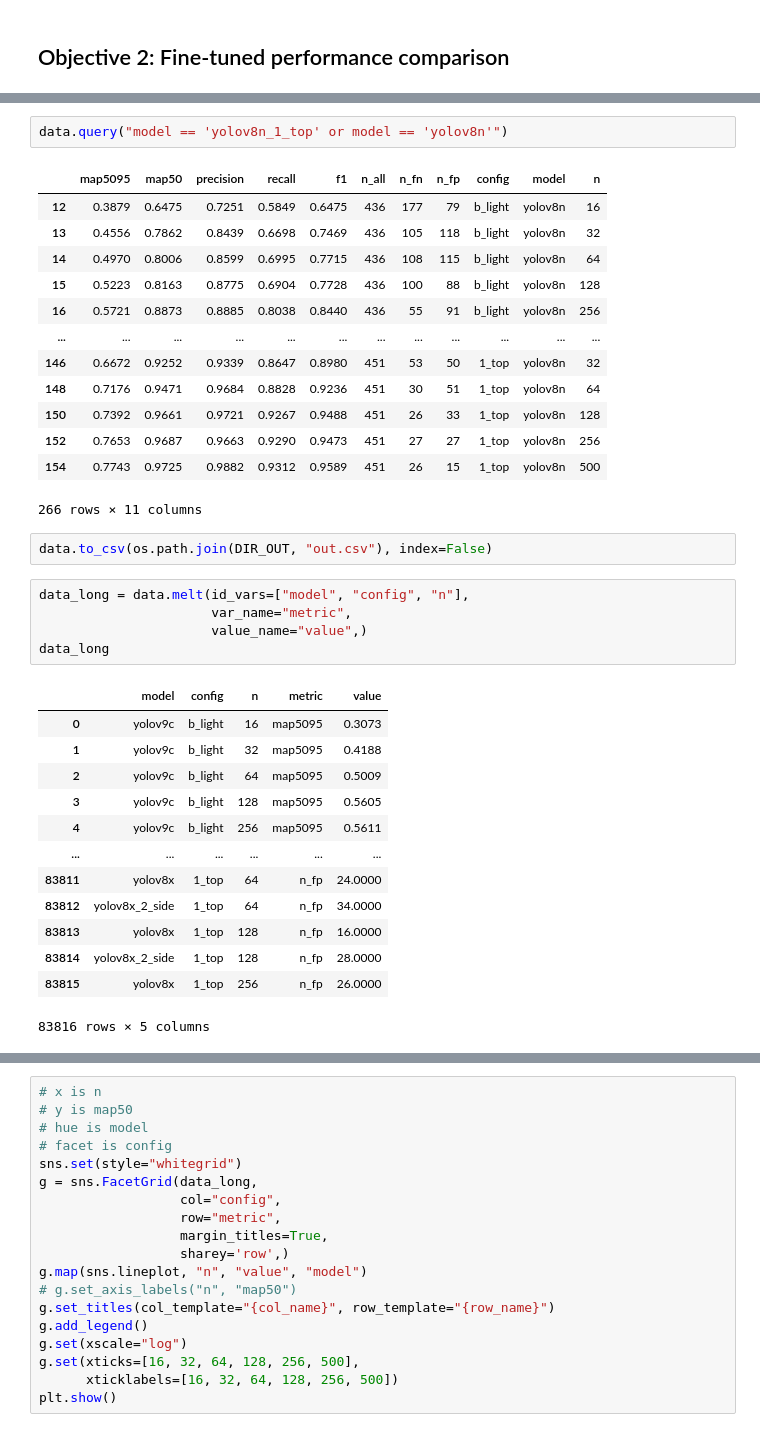
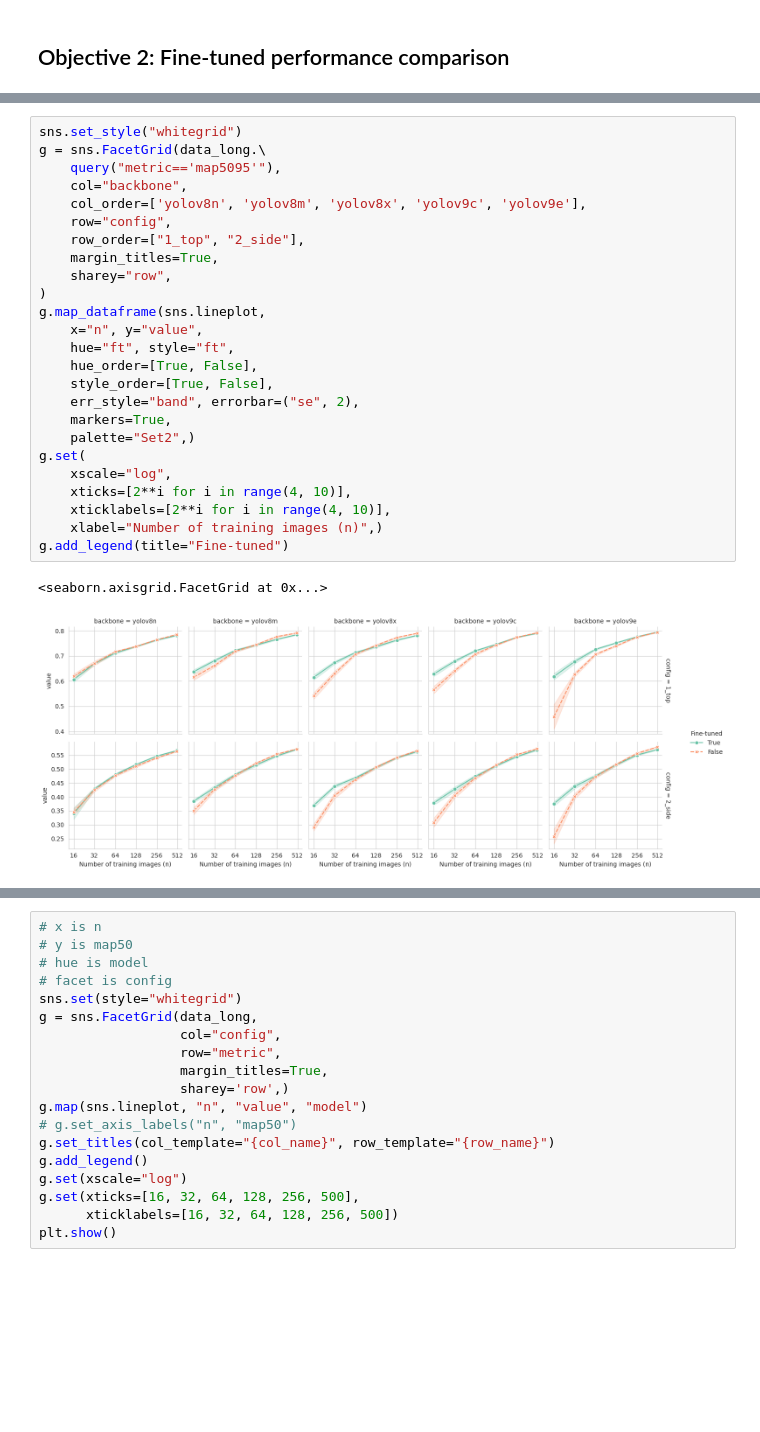
Before and after one commit to Niche-Squad/COLO, a Jupyter notebook: _3_evaluate.ipynb, the cells around one changed output, grey strips where cells are left out. Saved outputs shown, nothing was run; the diff lists cells and outputs as text; blank space fills up the shorter version.

```diff
--- a/_3_evaluate.ipynb
+++ b/_3_evaluate.ipynb
@@ -254,37 +242,28 @@ sns.lineplot(data=data.query("model == 'yolov8n_1_top' or model == 'yolov8n'").\
-# %%
-data.query("model == 'yolov8n_1_top' or model == 'yolov8n'")
-# %% [output]
-|  | map5095 | map50 | precision | recall | f1 | n_all | n_fn | n_fp | config | model | n |
-| 12 | 0.3879 | 0.6475 | 0.7251 | 0.5849 | 0.6475 | 436 | 177 | 79 | b_light | yolov8n | 16 |
-| 13 | 0.4556 | 0.7862 | 0.8439 | 0.6698 | 0.7469 | 436 | 105 | 118 | b_light | yolov8n | 32 |
-| 14 | 0.4970 | 0.8006 | 0.8599 | 0.6995 | 0.7715 | 436 | 108 | 115 | b_light | yolov8n | 64 |
-| 15 | 0.5223 | 0.8163 | 0.8775 | 0.6904 | 0.7728 | 436 | 100 | 88 | b_light | yolov8n | 128 |
-| 16 | 0.5721 | 0.8873 | 0.8885 | 0.8038 | 0.8440 | 436 | 55 | 91 | b_light | yolov8n | 256 |
-| ... | ... | ... | ... | ... | ... | ... | ... | ... | ... | ... | ... |
-| 146 | 0.6672 | 0.9252 | 0.9339 | 0.8647 | 0.8980 | 451 | 53 | 50 | 1_top | yolov8n | 32 |
-| 148 | 0.7176 | 0.9471 | 0.9684 | 0.8828 | 0.9236 | 451 | 30 | 51 | 1_top | yolov8n | 64 |
-| 150 | 0.7392 | 0.9661 | 0.9721 | 0.9267 | 0.9488 | 451 | 26 | 33 | 1_top | yolov8n | 128 |
-| 152 | 0.7653 | 0.9687 | 0.9663 | 0.9290 | 0.9473 | 451 | 27 | 27 | 1_top | yolov8n | 256 |
-| 154 | 0.7743 | 0.9725 | 0.9882 | 0.9312 | 0.9589 | 451 | 26 | 15 | 1_top | yolov8n | 500 |
-266 rows × 11 columns
-# %%
-data.to_csv(os.path.join(DIR_OUT, "out.csv"), index=False)
-# %%
-data_long = data.melt(id_vars=["model", "config", "n"],
-                      var_name="metric",
-                      value_name="value",)
-data_long
-# %% [output]
-|  | model | config | n | metric | value |
-| 0 | yolov9c | b_light | 16 | map5095 | 0.3073 |
-| 1 | yolov9c | b_light | 32 | map5095 | 0.4188 |
-| 2 | yolov9c | b_light | 64 | map5095 | 0.5009 |
-| 3 | yolov9c | b_light | 128 | map5095 | 0.5605 |
-| 4 | yolov9c | b_light | 256 | map5095 | 0.5611 |
-| ... | ... | ... | ... | ... | ... |
-| 83811 | yolov8x | 1_top | 64 | n_fp | 24.0000 |
-| 83812 | yolov8x_2_side | 1_top | 64 | n_fp | 34.0000 |
-| 83813 | yolov8x | 1_top | 128 | n_fp | 16.0000 |
-| 83814 | yolov8x_2_side | 1_top | 128 | n_fp | 28.0000 |
-| 83815 | yolov8x | 1_top | 256 | n_fp | 26.0000 |
-83816 rows × 5 columns
+# %%
+sns.set_style("whitegrid")
+g = sns.FacetGrid(data_long.\
+    query("metric=='map5095'"),
+    col="backbone",
+    col_order=['yolov8n', 'yolov8m', 'yolov8x', 'yolov9c', 'yolov9e'],
+    row="config",
+    row_order=["1_top", "2_side"],
+    margin_titles=True,
+    sharey="row",
+)
+g.map_dataframe(sns.lineplot,
+    x="n", y="value",
+    hue="ft", style="ft",
+    hue_order=[True, False],
+    style_order=[True, False],
+    err_style="band", errorbar=("se", 2),
+    markers=True,
+    palette="Set2",)
+g.set(
+    xscale="log",
+    xticks=[2**i for i in range(4, 10)],
+    xticklabels=[2**i for i in range(4, 10)],
+    xlabel="Number of training images (n)",)
+g.add_legend(title="Fine-tuned")
+# %% [output]
+<seaborn.axisgrid.FacetGrid at 0x...>
+[figure, added]
```
Also changed, not shown: parts of 12 cells of this notebook.
